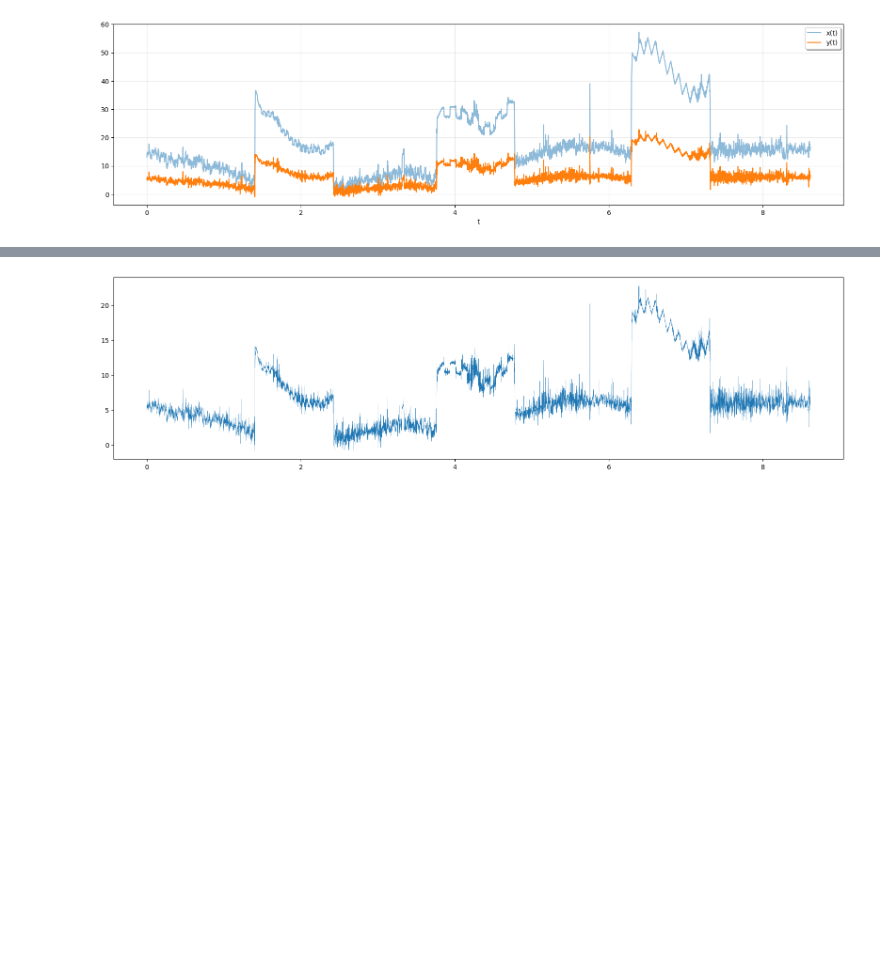
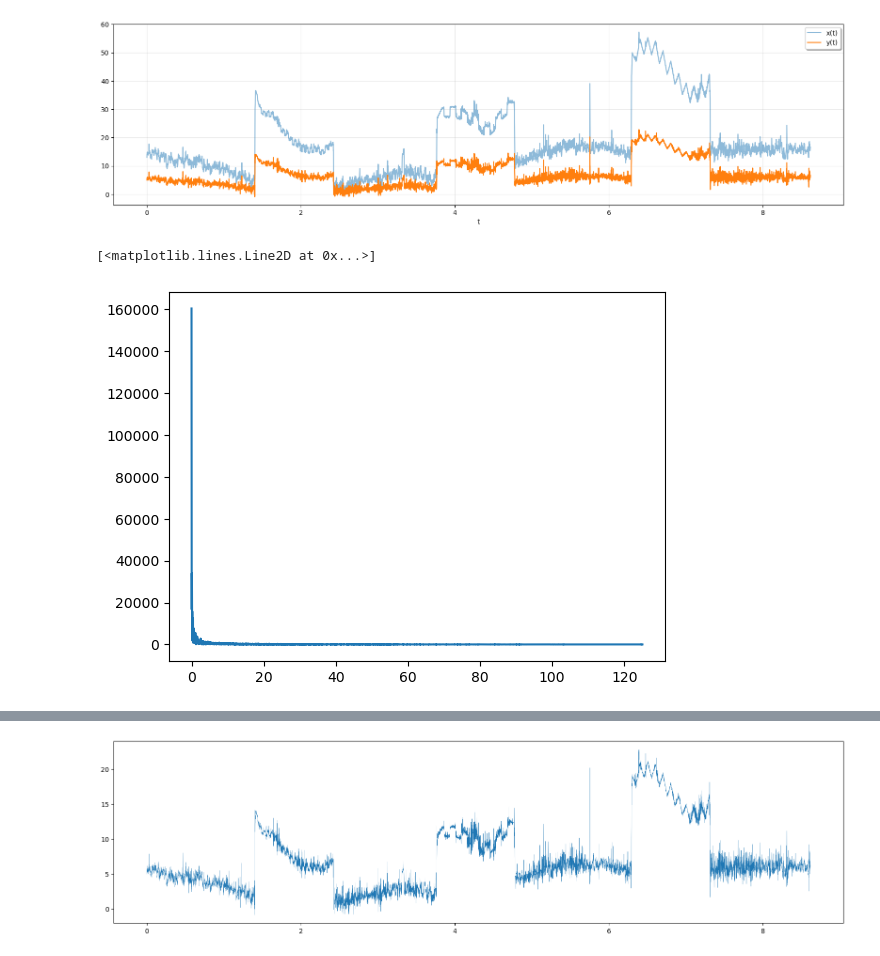
Before and after one commit to rj3838/plates_analysis, a Jupyter notebook: plates_analysis.ipynb, the cells around one changed output, grey strips where cells are left out. Drawn from its saved outputs; the diff is of its cells as text; code cells hidden in the pictures; blank space fills up the shorter version.

Commit message:
eod 240103 data in theory filtered but still contains underlying noise.

```diff
--- a/plates_analysis.ipynb
+++ b/plates_analysis.ipynb
@@ -111,7 +111,7 @@ sample_rate = 8000
 n = len(df) # total number of samples
 nyq = 0.5 * sample_rate
 cutoff=1
-order=6 # started at 2
+order=8 # started at 2
 data = df.adjusted_Tex
 
 def butter_filter(data, cutoff, fs, order):
@@ -132,7 +132,44 @@ fig = go.Figure()
 fig.add_trace(go.Scatter(
             y = filtered_y,
             line =  dict(shape =  'linear',
-                         width=1 ),
+                         width=0.5 ),
             name = 'filtered signal'
             ))
 fig.show()
+# %%
+# now get the high frequency noise out...
+# problem is that this data is not based on time but the x-axis is distance (mm)
+
+from scipy.fft import rfft,rfftfreq,fftfreq
+import numpy as np
+import matplotlib.pyplot as plt
+
+freqs = fftfreq(len(filtered_y), 8000)
+t= np.arange(0,8000, 1)
+from scipy.fft import rfft,rfftfreq
+data_step   = 0.004
+f_noise = filtered_y
+n    = len(filtered_y)
+yf   = rfft(f_noise)
+xf   = rfftfreq(n,data_step)
+#plt.plot(xf,np.abs(yf))
+
+yf_abs      = np.abs(yf)
+indices     = yf_abs>1   # filter out those value under 300
+yf_clean    = indices * yf # noise frequency will be set to 0
+plt.plot(xf,np.abs(yf_clean))
+#t           = np.arange(start=0,stop=1,step=data_step)
+
+# n    = len(t)
+# yf   = rfft(f_noise)
+# xf   = rfftfreq(n,data_step)
+# plt.plot(xf,np.abs(yf))
+
+
+# yf_abs      = np.abs(filtered_y)
+# indices     = yf_abs>2   # filter out those value under 300
+# yf_clean    = indices * filtered_y # noise frequency will be set to 0
+# plt.plot(df.Chainage,np.abs(yf_clean))
+# %% [output]
+[<matplotlib.lines.Line2D at 0x...>]
+[figure, added]
```
Also changed, not shown: parts of 5 cells of this notebook.
